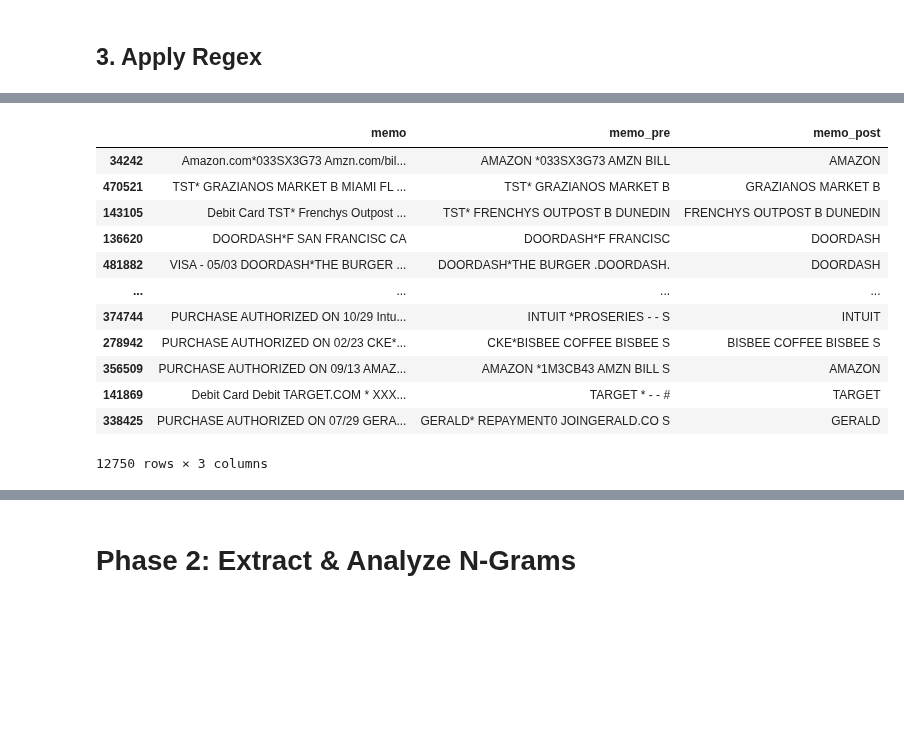
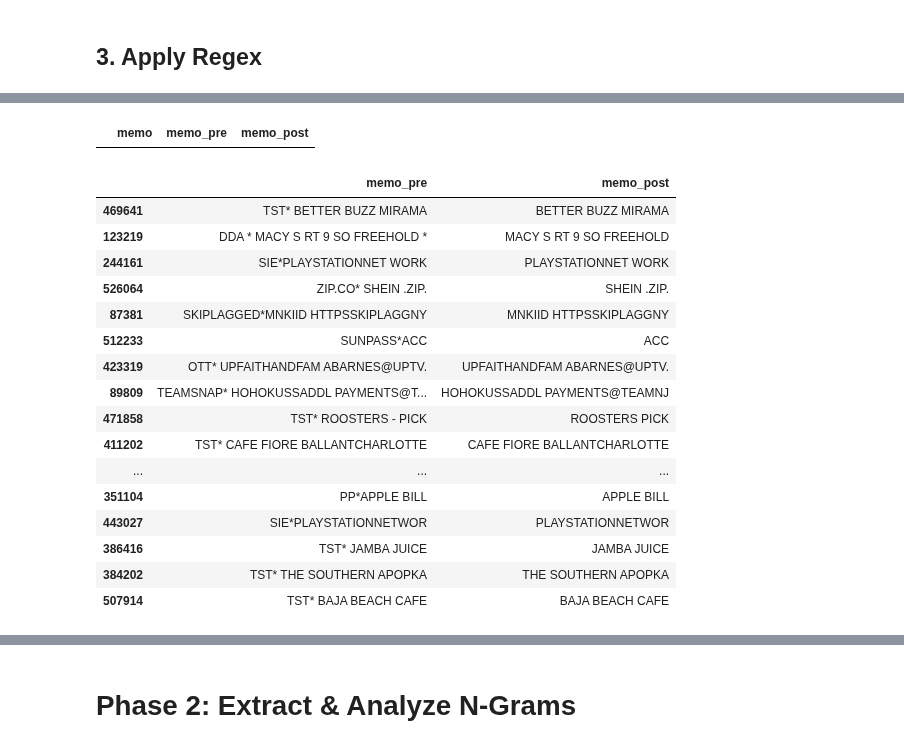
Before and after one commit to kylechoi101/DSC180A-Q1, a Jupyter notebook: Week 2/Haris_Saif.ipynb, the cells around one changed output, grey strips where cells are left out. Saved outputs shown, nothing was run; the diff lists cells and outputs as text; code cells hidden in the pictures; blank space fills up the shorter version.

Commit message:
regex

```diff
--- a/Week 2/Haris_Saif.ipynb
+++ b/Week 2/Haris_Saif.ipynb
@@ -78,15 +79,16 @@ CITY_LIST = [
 CITY_REGEX = r"\b(" + "|".join(CITY_LIST) + r")\b"
 # %%
 NOISE_WORDS = [
-    "DBT", "PURCH", "TRANSACTION", "PMT", "PMTS", "HTTPSWWW", "WWW", "CONSUMER",
-    "CKCD", "CRD", "PUR", "PIN", "SIG", "LLC", "SIGNATURE", "WEB", "PAYMENT",
-    "ACH", "DEB", "INTL", "RECURRING", "DIGIT", "ONLINE", "PROTECTION", "VSA",
-    "800", "888", "WITHDRAWAL", "INDN", "STORE", "STORES", "RESTAURANT",
-    "STOP", "BUSINESS", "PARKING", "FIL",
+    "DBT", "PURCH", "TRANSACTION", "HTTPSWWW", "WWW", "CONSUMER",
+    "CKCD", "CRD", "PUR", "LLC", "SIGNATURE", "WEB", "PAYMENT",
+    "DEB", "INTL", "RECURRING", "DIGIT", "ONLINE",
+    "800", "888", "WITHDRAWAL", "STORE", "STORES", "RESTAURANT",
+    "E-COMMERCE",
+    "STOP", "BUSINESS",
     # Added from 1-gram
-    "POS", "PURCHASE", "DEBIT", "NON", "TR", "SUP",
+    "POS", "PURCHASE", "DEBIT",
     # Added from 2-grams
-    "HELP", "HTTPSHBOMAX", "HTTPSINSTACAR", 'SUPER', 'MART', 'CENTER'
+    "HELP", "HTTPSHBOMAX", "HTTPSINSTACAR"
 ]
 NOISE_WORDS_REGEX = r"\b(" + "|".join(NOISE_WORDS) + r")\b"
 # %%
@@ -117,8 +119,16 @@ REGEX_PRE = [
     (r"\bCDX{4,}\b", " "),
     (r"\bF[XF]{4,}\b", " "), # Handle FXXXXX, FXXXX
     (r"\bXXX\b", " "), # Handle masked number from n-grams
+
+    # --- MODIFIED/MOVED RULE ---
+    # Generalized from [SP]X{6,} to [A-Z]X{5,} to match SXXXXX
+    # Moved *before* the generic X{4,} rule to ensure correct match priority
+    (r"\b[A-Z]X{5,}\b", " "),
+
     (r"X{4,}", " "), # Remove generic masked numbers
-    (r"\b[SP]X{6,}\b", " "),
+
+    # (The old \b[SP]X{6,}\b rule is removed from its original position)
+
     (r"\bDEBIT\s+(?:CARD|CRD)\b", " "),
     (r"\bDEBIT\s+PURCHASE\b", " "),
     (r"\bPOS\s+SIGNATURE\b", " "),
@@ -132,8 +142,10 @@ REGEX_PRE = [
     (r"\bDD\s*(?:[\\/]\s*)?BR\b", "DDBR"), # Combine DD/BR or DD BR -> DDBR
 
     # === 3) State + mask tails ===
-    (r"\b[A-Z]{2}\s+[SP]?X{6,}\s+CARD\s+X{4}\b", " "),
-    (r"\b[A-Z]{2}\s+[SP]?X{6,}\b", " "),
+    # --- MODIFIED RULES ---
+    # Applied the same [A-Z]?X{5,} logic here to generalize from [SP]?X{6,}
+    (r"\b[A-Z]{2}\s+[A-Z]?X{5,}\s+CARD\s+X{4}\b", " "),
+    (r"\b[A-Z]{2}\s+[A-Z]?X{5,}\b", " "),
 
     # === 4) Dates/times ===
     (r"\b#?\d{2}[/-]\d{2}(?:[/-]\d{2,4})?\b", " "), # Dates like 10/23, 10/23/2025
@@ -368,3 +303,8 @@ Wall time: 978 ms
+# %%
+df['memo_post'] = df['memo_post'].str.replace('-', '')
+df['memo_post'] = df['memo_post'].str.replace("'", '')
+df.loc[df['memo_post'].str.contains("*", regex=False), 'memo_post'] = df.loc[df['memo_post'].str.contains("*", regex=False), 'memo_post']\
+                                                                                            .str.split('*').str[1::].str.join('')
 # %%
 df.to_csv('memos_P1.csv', index=False) # Save to CSV
 # %%
@@ -392,3 +358,5 @@ df.sample(10).sort_values(by='memo_post')
+# %%
+df.loc[df['memo_post'].str.contains("*", regex=False), 'memo_post'] = df.loc[df['memo_post'].str.contains("*", regex=False), 'memo_post'].str.split('*').str[1::].str.join('')
 # %%
 merchants_clean = ['AMAZON', 'ALBERTSONS', 'ADOBE', 'SONIC', 'LIDL', 'AFTERPAY', 'ARBYS', 'ALDI', 'AUDIBLE', 'DOLLARTREE', 'LOWES', 'KROGER', 'DUNKIN', 'HP', 'PUBLIX', 'FRYS', 'SAFEWAY', 'DOORDASH', 'GOOGLE', 'WALMART', 'CHICK-FIL-A', 'SAMSCLUB', 'MICROSOFT',
              'UBER', 'ULTA', 'H-E-B', 'VONS', 'CMSVEND', 'INSTACART', 'LYFT', 'TJMAXX', 'PETSMART', 'THORNTONS', 'PAYPAL', 'MAVERIK', 'WENDYS', 'MARSHALLS', 'ALLSUPS', 'SUNPASS', 'QVC', 'PRIZEPICKS', 'DDBR']
@@ -448,19 +396,27 @@ print(df[df['memo_post'] == ''].to_string())
+# %%
+df[df['memo'].str.contains('PROMENADE')]
+# %% [output]
+|  | memo | memo_pre | memo_post |
 # %%
 regex_pattern = r"^[A-Z0-9\.]+\s*\*\s*[A-Z\s0-9'.-]+"
 
 prefix_star_merchants = df[df['memo_pre'].str.contains(regex_pattern, na=False)]
-prefix_star_merchants
+prefix_star_merchants[~prefix_star_merchants['memo_post'].isin(merchants)][['memo_pre', 'memo_post']].sample(20)
 # %% [output]
-|  | memo | memo_pre | memo_post |
-| 34242 | Amazon.com*033SX3G73 Amzn.com/bil... | AMAZON *033SX3G73 AMZN BILL | AMAZON |
-| 470521 | TST* GRAZIANOS MARKET B MIAMI FL ... | TST* GRAZIANOS MARKET B | GRAZIANOS MARKET B |
-| 143105 | Debit Card TST* Frenchys Outpost ... | TST* FRENCHYS OUTPOST B DUNEDIN | FRENCHYS OUTPOST B DUNEDIN |
-| 136620 | DOORDASH*F SAN FRANCISC CA | DOORDASH*F FRANCISC | DOORDASH |
-| 481882 | VISA - 05/03 DOORDASH*THE BURGER ... | DOORDASH*THE BURGER .DOORDASH. | DOORDASH |
-| ... | ... | ... | ... |
-| 374744 | PURCHASE AUTHORIZED ON 10/29 Intu... | INTUIT *PROSERIES - - S | INTUIT |
-| 278942 | PURCHASE AUTHORIZED ON 02/23 CKE*... | CKE*BISBEE COFFEE BISBEE S | BISBEE COFFEE BISBEE S |
-| 356509 | PURCHASE AUTHORIZED ON 09/13 AMAZ... | AMAZON *1M3CB43 AMZN BILL S | AMAZON |
-| 141869 | Debit Card Debit TARGET.COM * XXX... | TARGET * - - # | TARGET |
-| 338425 | PURCHASE AUTHORIZED ON 07/29 GERA... | GERALD* REPAYMENT0 JOINGERALD.CO S | GERALD |
+|  | memo_pre | memo_post |
+| 469641 | TST* BETTER BUZZ MIRAMA | BETTER BUZZ MIRAMA |
+| 123219 | DDA * MACY S RT 9 SO FREEHOLD * | MACY S RT 9 SO FREEHOLD |
+| 244161 | SIE*PLAYSTATIONNET WORK | PLAYSTATIONNET WORK |
+| 526064 | ZIP.CO* SHEIN .ZIP. | SHEIN .ZIP. |
+| 87381 | SKIPLAGGED*MNKIID HTTPSSKIPLAGGNY | MNKIID HTTPSSKIPLAGGNY |
+| 512233 | SUNPASS*ACC | ACC |
+| 423319 | OTT* UPFAITHANDFAM ABARNES@UPTV. | UPFAITHANDFAM ABARNES@UPTV. |
+| 89809 | TEAMSNAP* HOHOKUSSADDL PAYMENTS@T... | HOHOKUSSADDL PAYMENTS@TEAMNJ |
+| 471858 | TST* ROOSTERS - PICK | ROOSTERS PICK |
+| 411202 | TST* CAFE FIORE BALLANTCHARLOTTE | CAFE FIORE BALLANTCHARLOTTE |
+| ... | ... | ... |
+| 351104 | PP*APPLE BILL | APPLE BILL |
+| 443027 | SIE*PLAYSTATIONNETWOR | PLAYSTATIONNETWOR |
+| 386416 | TST* JAMBA JUICE | JAMBA JUICE |
+| 384202 | TST* THE SOUTHERN APOPKA | THE SOUTHERN APOPKA |
+| 507914 | TST* BAJA BEACH CAFE | BAJA BEACH CAFE |
-12750 rows × 3 columns
```
Also changed, not shown: parts of 24 cells of this notebook.
